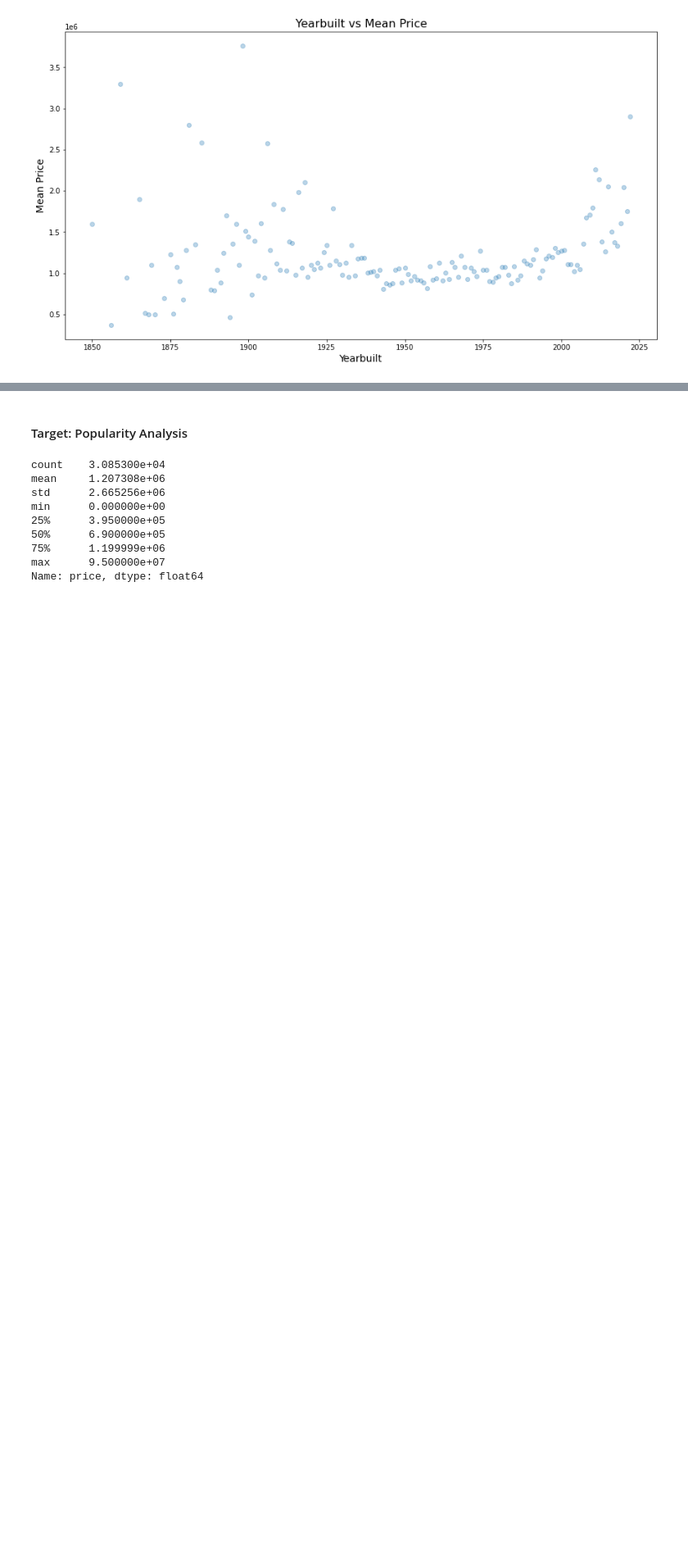
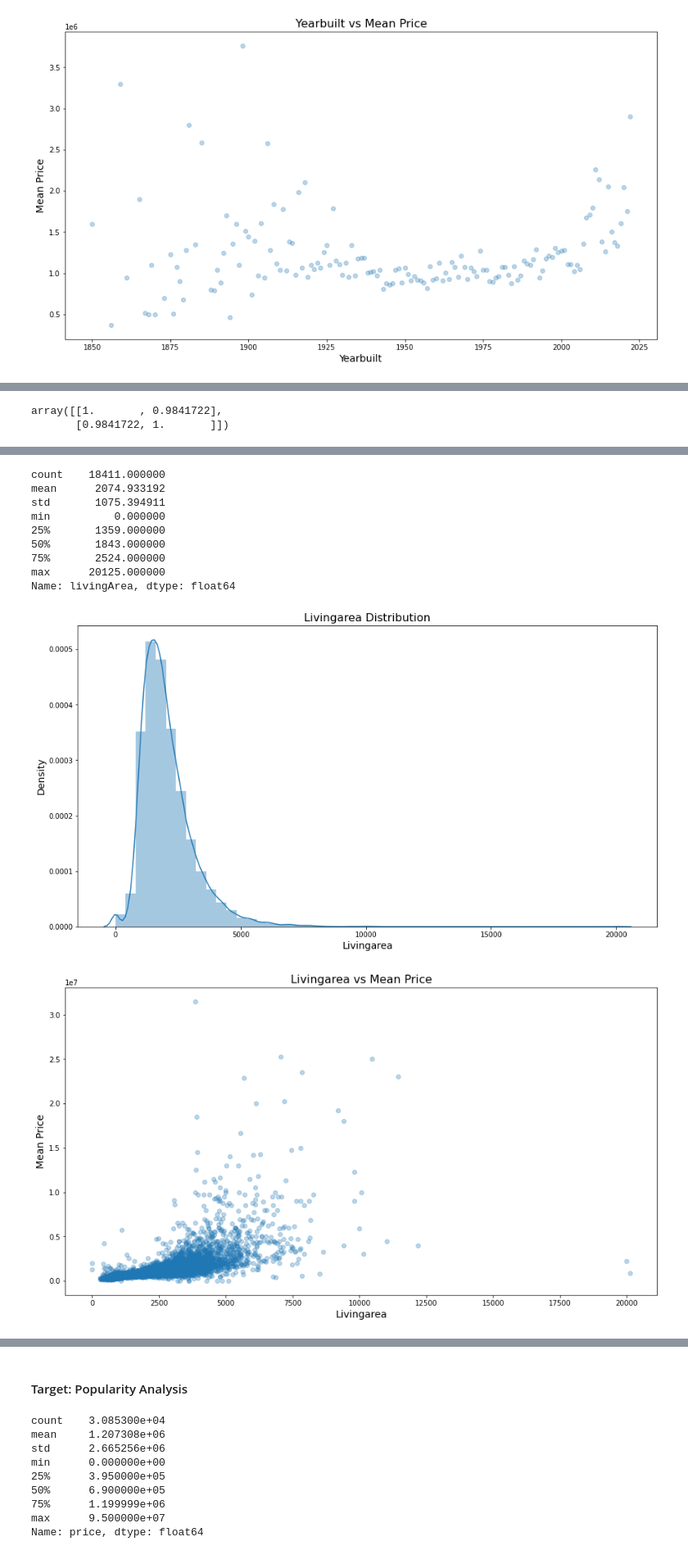
Before and after one commit to erin-vu/real_estate, a Jupyter notebook: Real Estate Analysis.ipynb, the cells around one changed output, grey strips where cells are left out. Shown: that part at 82% size. Saved outputs shown, nothing was run; the diff lists cells and outputs as text; code cells hidden in the pictures; blank space fills up the shorter version.

Commit message:
living area analysis

```diff
--- a/Real Estate Analysis.ipynb
+++ b/Real Estate Analysis.ipynb
@@ -568,0 +577,5 @@ Name: yearBuilt, dtype: float64
+# %%
+np.corrcoef(df_single['livingArea'], df_single['livingAreaValue']) #Checking the correlation between the two variables
+# %% [output]
+array([[1.       , 0.9841722],
+       [0.9841722, 1.       ]])
@@ -568,0 +584,3 @@ Name: yearBuilt, dtype: float64
+# %%
+feature_analysis('livingArea')
+# %% [output]
@@ -568,0 +600,11 @@ Name: yearBuilt, dtype: float64
+count    18411.000000
+mean      2074.933192
+std       1075.394911
+min          0.000000
+25%       1359.000000
+50%       1843.000000
+75%       2524.000000
+max      20125.000000
+Name: livingArea, dtype: float64
+[figure, added]
+[figure, added]
```
Also changed, not shown: parts of 12 cells of this notebook.
